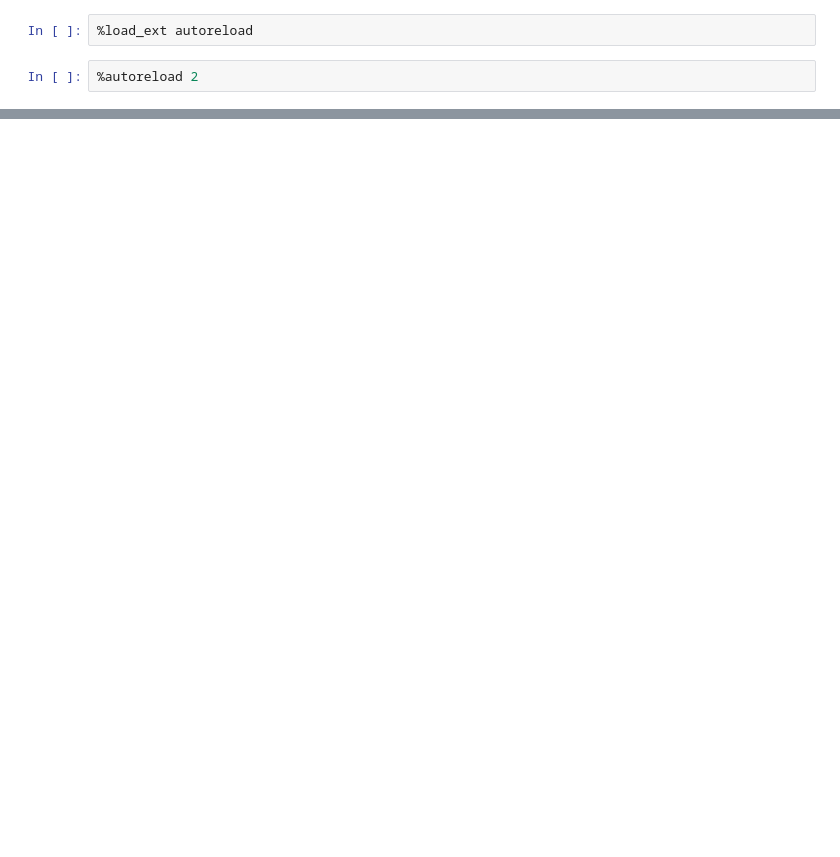
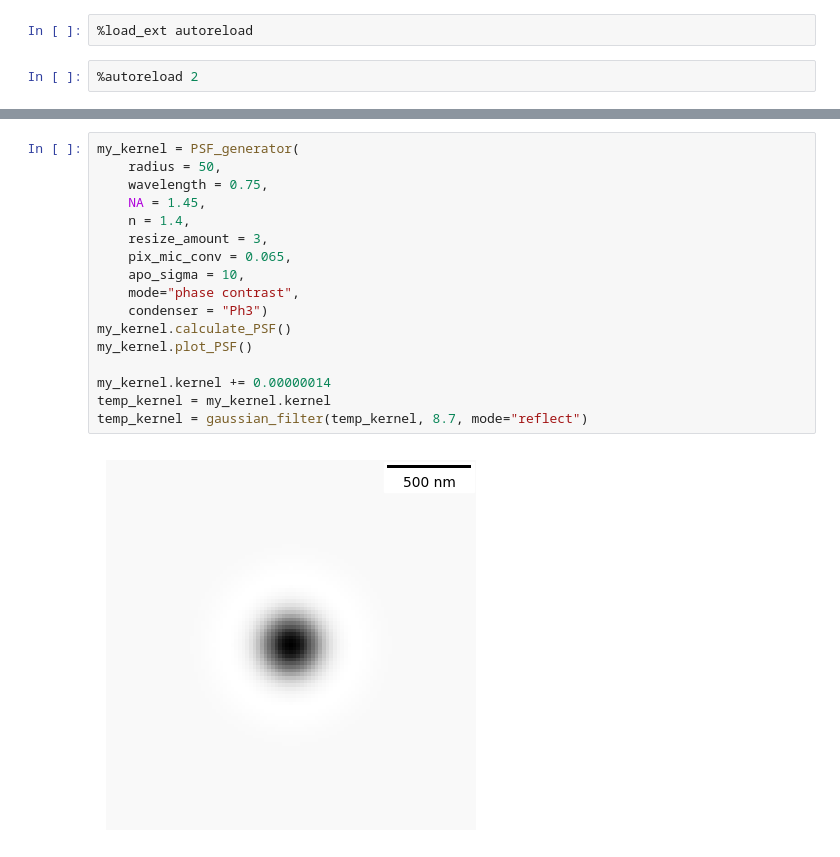
Before and after one commit to georgeoshardo/SyMBac, a Jupyter notebook: docs/source/examples/agar_pad.ipynb, the cells around one changed output, grey strips where cells are left out. Drawn from its saved outputs; the diff is of its cells as text; blank space fills up the shorter version.

```diff
--- a/docs/source/examples/agar_pad.ipynb
+++ b/docs/source/examples/agar_pad.ipynb
@@ -199,0 +167,19 @@ my_renderer.generate_training_data(sample_amount=0.1, randomise_hist_match=True,
+# %%
+my_kernel = PSF_generator(
+    radius = 50,
+    wavelength = 0.75,
+    NA = 1.45,
+    n = 1.4,
+    resize_amount = 3,
+    pix_mic_conv = 0.065,
+    apo_sigma = 10,
+    mode="phase contrast",
+    condenser = "Ph3")
+my_kernel.calculate_PSF()
+my_kernel.plot_PSF()
+
+my_kernel.kernel += 0.00000014
+temp_kernel = my_kernel.kernel
+temp_kernel = gaussian_filter(temp_kernel, 8.7, mode="reflect")
+# %% [output]
+[figure, added]
```
Also changed, not shown: parts of 55 cells of this notebook.
